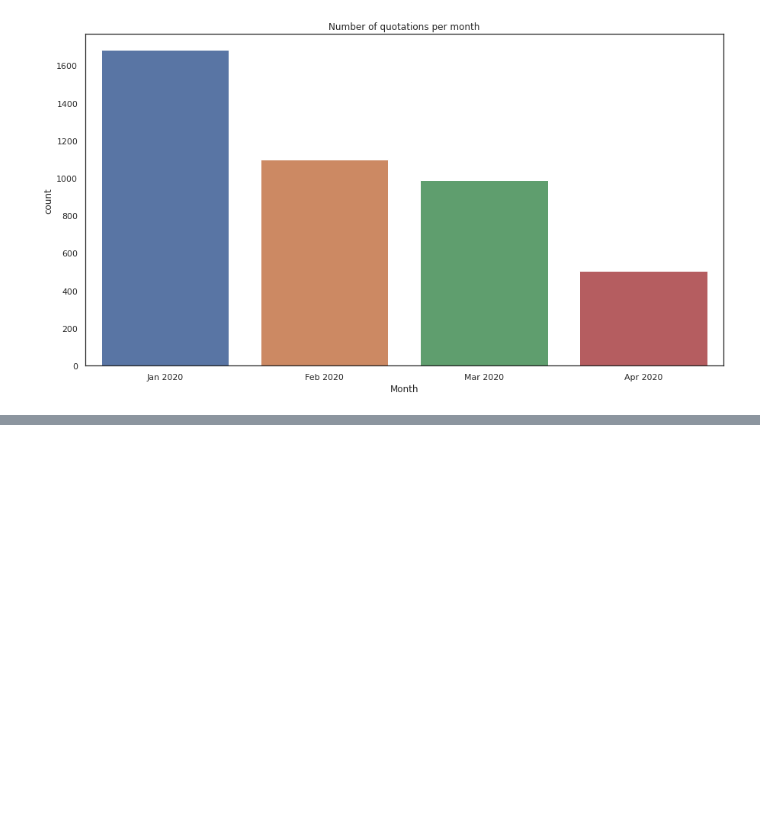
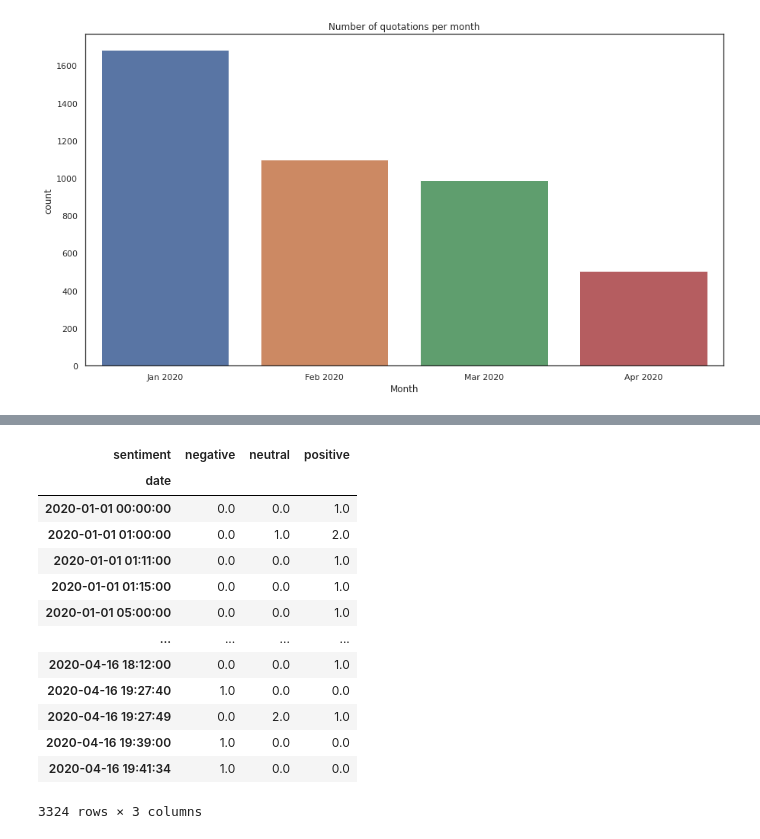
Before and after one commit to epfl-ada/ada-2021-project-nameerror, a Jupyter notebook: notebooks/Milos_playbook.ipynb, the cells around one changed output, grey strips where cells are left out. Saved outputs shown, nothing was run; the diff lists cells and outputs as text; code cells hidden in the pictures; blank space fills up the shorter version.

```diff
--- a/notebooks/Milos_playbook.ipynb
+++ b/notebooks/Milos_playbook.ipynb
@@ -168,0 +226,24 @@ ax.set(title='Number of quotations per month', xlabel='Month')
+# %%
+time_distribution = pd.pivot_table(
+    df.sort_values('date'),
+    columns=['sentiment'],
+    index=['date'],
+    aggfunc=len
+)['numOccurrences'].fillna(0) # numOccurrences irrelevant in the context, any column other than date would suffice
+
+time_distribution
+# %% [output]
+| sentiment | negative | neutral | positive |
+| date |  |  |  |
+| 2020-01-01 00:00:00 | 0.0 | 0.0 | 1.0 |
+| 2020-01-01 01:00:00 | 0.0 | 1.0 | 2.0 |
+| 2020-01-01 01:11:00 | 0.0 | 0.0 | 1.0 |
+| 2020-01-01 01:15:00 | 0.0 | 0.0 | 1.0 |
+| 2020-01-01 05:00:00 | 0.0 | 0.0 | 1.0 |
+| ... | ... | ... | ... |
+| 2020-04-16 18:12:00 | 0.0 | 0.0 | 1.0 |
+| 2020-04-16 19:27:40 | 1.0 | 0.0 | 0.0 |
+| 2020-04-16 19:27:49 | 0.0 | 2.0 | 1.0 |
+| 2020-04-16 19:39:00 | 1.0 | 0.0 | 0.0 |
+| 2020-04-16 19:41:34 | 1.0 | 0.0 | 0.0 |
+3324 rows × 3 columns
```
Also changed, not shown: parts of 9 cells of this notebook.
